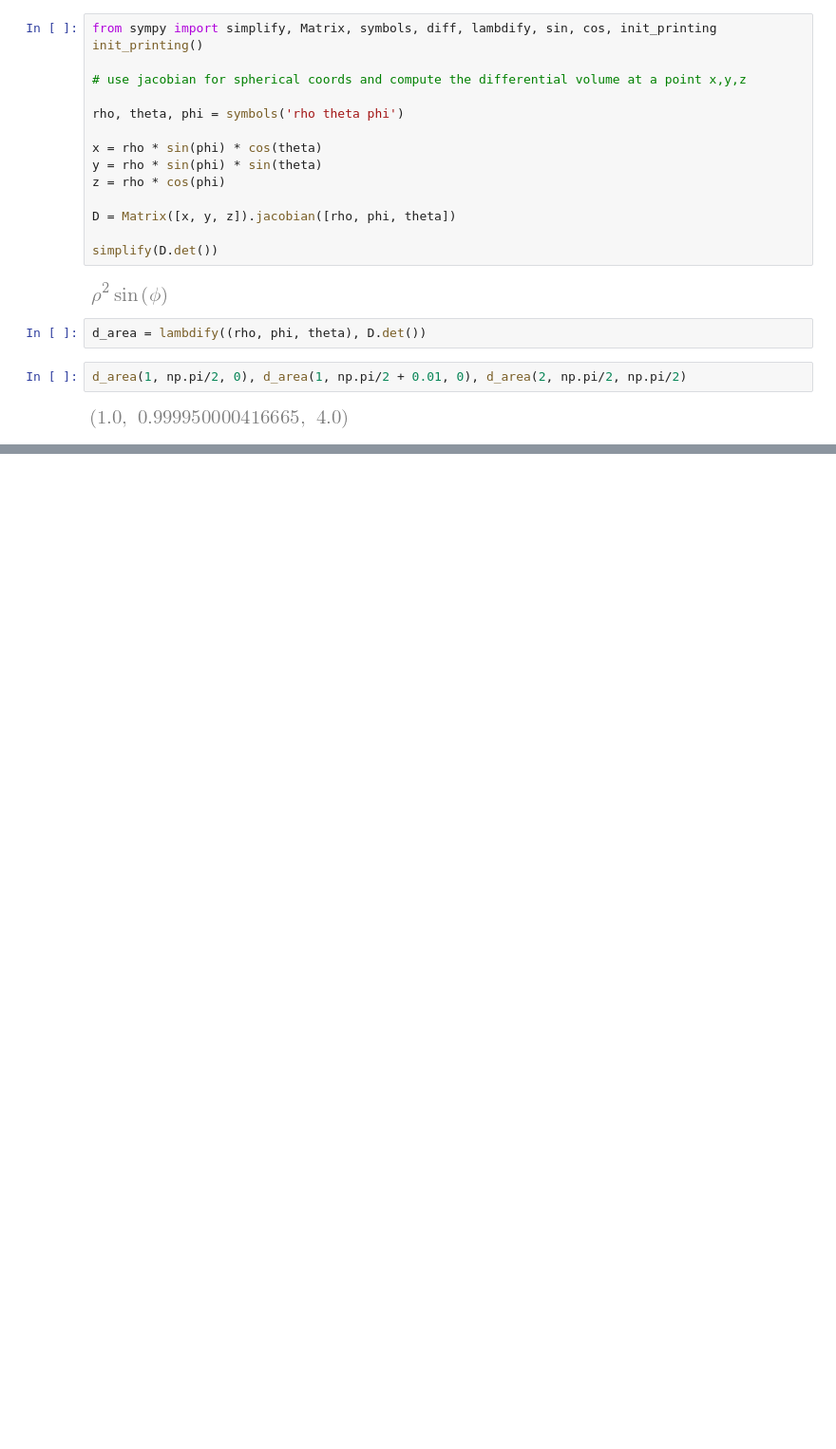
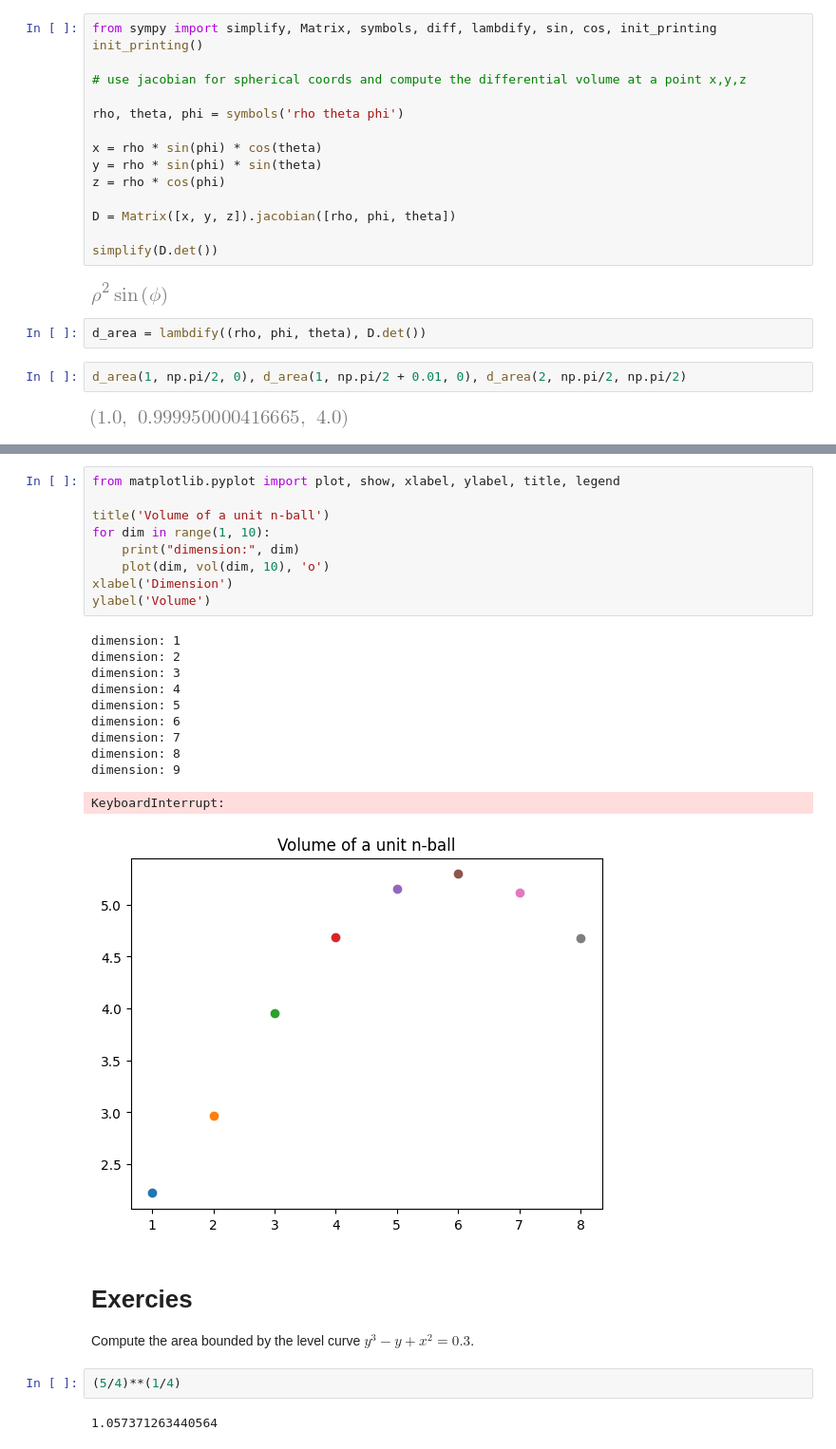
Before and after one commit to jackbullen/Math-248, a Jupyter notebook: Labs/Week 11/Lab-36-Nov-8.ipynb, the cells around one changed output, grey strips where cells are left out. Shown at 95% size. Cells and saved outputs as stored; diff of their text form; blank space fills up the shorter version.

```diff
--- a/Labs/Week 11/Lab-36-Nov-8.ipynb
+++ b/Labs/Week 11/Lab-36-Nov-8.ipynb
@@ -217,0 +243,29 @@ vol
+# %%
+from matplotlib.pyplot import plot, show, xlabel, ylabel, title, legend
+
+title('Volume of a unit n-ball')
+for dim in range(1, 10):
+    print("dimension:", dim)
+    plot(dim, vol(dim, 10), 'o')
+xlabel('Dimension')
+ylabel('Volume')
+# %% [output]
+dimension: 1
+dimension: 2
+dimension: 3
+dimension: 4
+dimension: 5
+dimension: 6
+dimension: 7
+dimension: 8
+dimension: 9
+KeyboardInterrupt:
+[figure, added]
+# %% [markdown]
+# Exercies
+
+Compute the area bounded by the level curve $y^3-y+x^2=0.3$.
+# %%
+(5/4)**(1/4)
+# %% [output]
+1.057371263440564
```
Also changed, not shown: parts of 24 cells of this notebook.
